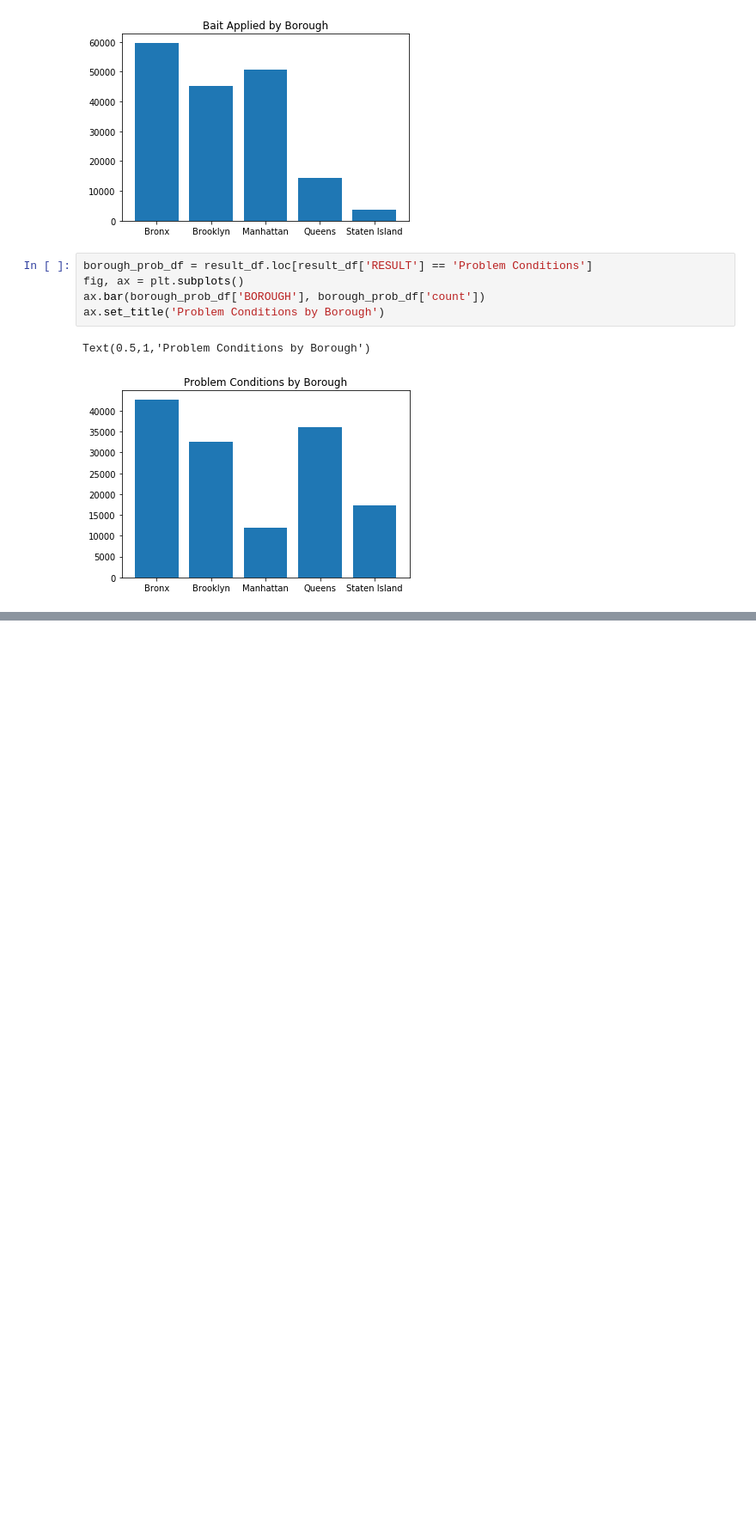
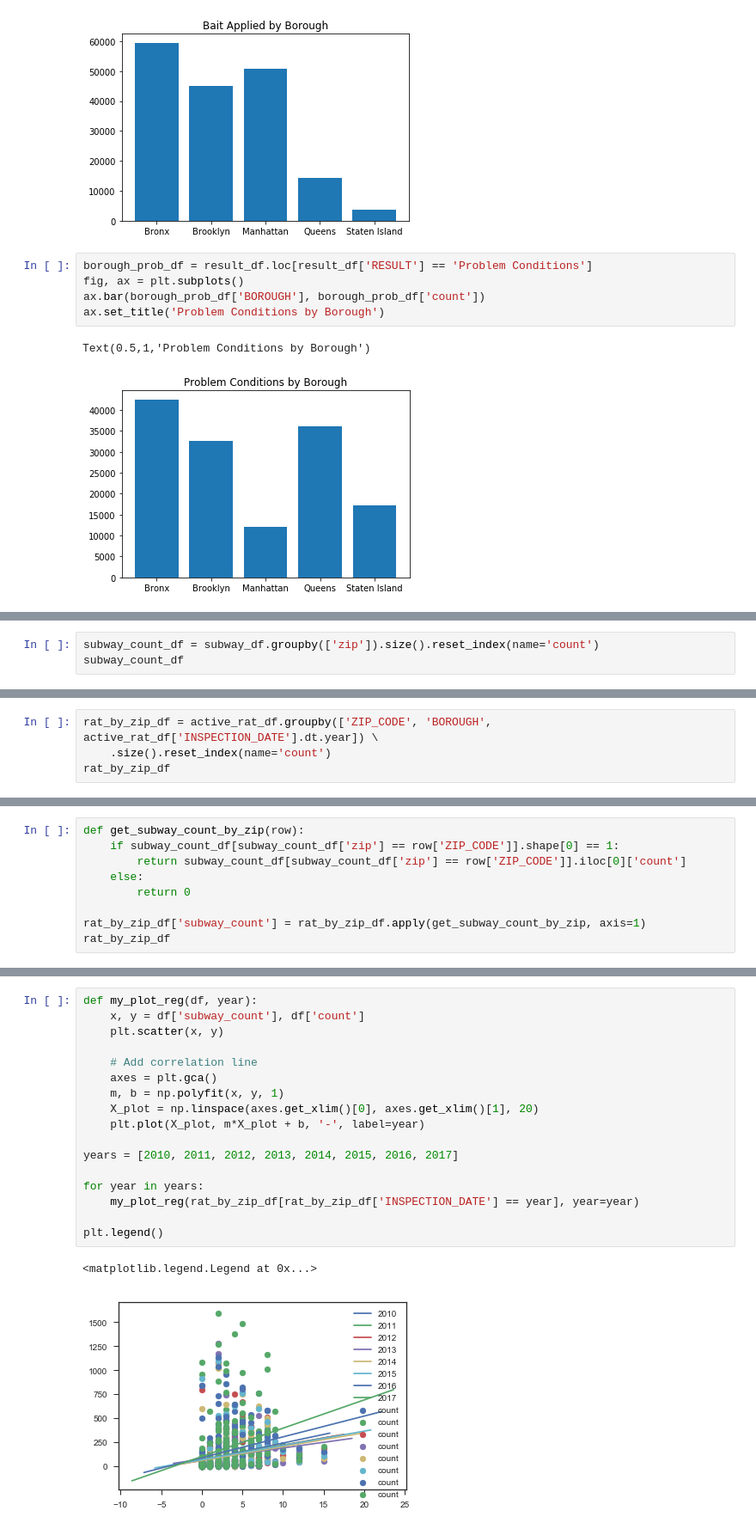
Before and after one commit to chrisfleisch/rodents-nyc, a Jupyter notebook: Rodent NYC Data.ipynb, the cells around one changed output, grey strips where cells are left out. Shown at 86% size. Cells and saved outputs as stored; diff of their text form; blank space fills up the shorter version.

Commit message:
Added subway stop data set and some more EDA

```diff
--- a/Rodent NYC Data.ipynb
+++ b/Rodent NYC Data.ipynb
@@ -247,0 +441,3 @@ active_rat_df.groupby(['ZIP_CODE', 'BOROUGH']).size().reset_index(name='count')
+# %%
+subway_count_df = subway_df.groupby(['zip']).size().reset_index(name='count')
+subway_count_df
@@ -247,0 +463,4 @@ active_rat_df.groupby(['ZIP_CODE', 'BOROUGH']).size().reset_index(name='count')
+# %%
+rat_by_zip_df = active_rat_df.groupby(['ZIP_CODE', 'BOROUGH', active_rat_df['INSPECTION_DATE'].dt.year]) \
+    .size().reset_index(name='count')
+rat_by_zip_df
@@ -247,0 +486,9 @@ active_rat_df.groupby(['ZIP_CODE', 'BOROUGH']).size().reset_index(name='count')
+# %%
+def get_subway_count_by_zip(row):
+    if subway_count_df[subway_count_df['zip'] == row['ZIP_CODE']].shape[0] == 1:
+        return subway_count_df[subway_count_df['zip'] == row['ZIP_CODE']].iloc[0]['count']
+    else:
+        return 0
+
+rat_by_zip_df['subway_count'] = rat_by_zip_df.apply(get_subway_count_by_zip, axis=1)
+rat_by_zip_df
@@ -247,0 +514,20 @@ active_rat_df.groupby(['ZIP_CODE', 'BOROUGH']).size().reset_index(name='count')
+# %%
+def my_plot_reg(df, year):
+    x, y = df['subway_count'], df['count']
+    plt.scatter(x, y)
+
+    # Add correlation line
+    axes = plt.gca()
+    m, b = np.polyfit(x, y, 1)
+    X_plot = np.linspace(axes.get_xlim()[0], axes.get_xlim()[1], 20)
+    plt.plot(X_plot, m*X_plot + b, '-', label=year)
+
+years = [2010, 2011, 2012, 2013, 2014, 2015, 2016, 2017]
+
+for year in years:
+    my_plot_reg(rat_by_zip_df[rat_by_zip_df['INSPECTION_DATE'] == year], year=year)
+
+plt.legend()
+# %% [output]
+<matplotlib.legend.Legend at 0x...>
+[figure, added]
```
Also changed, not shown: parts of 38 cells of this notebook, 1 other file.
